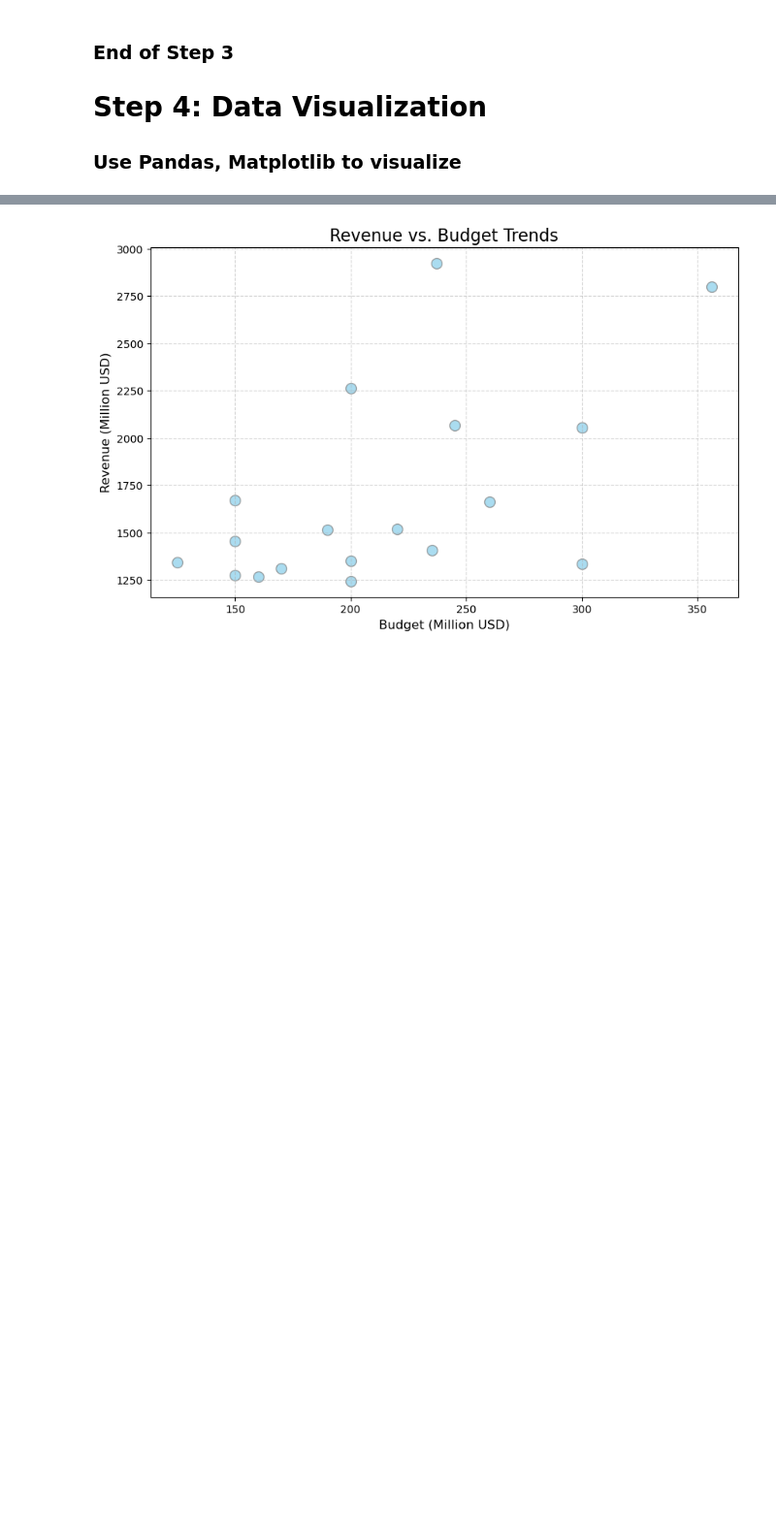
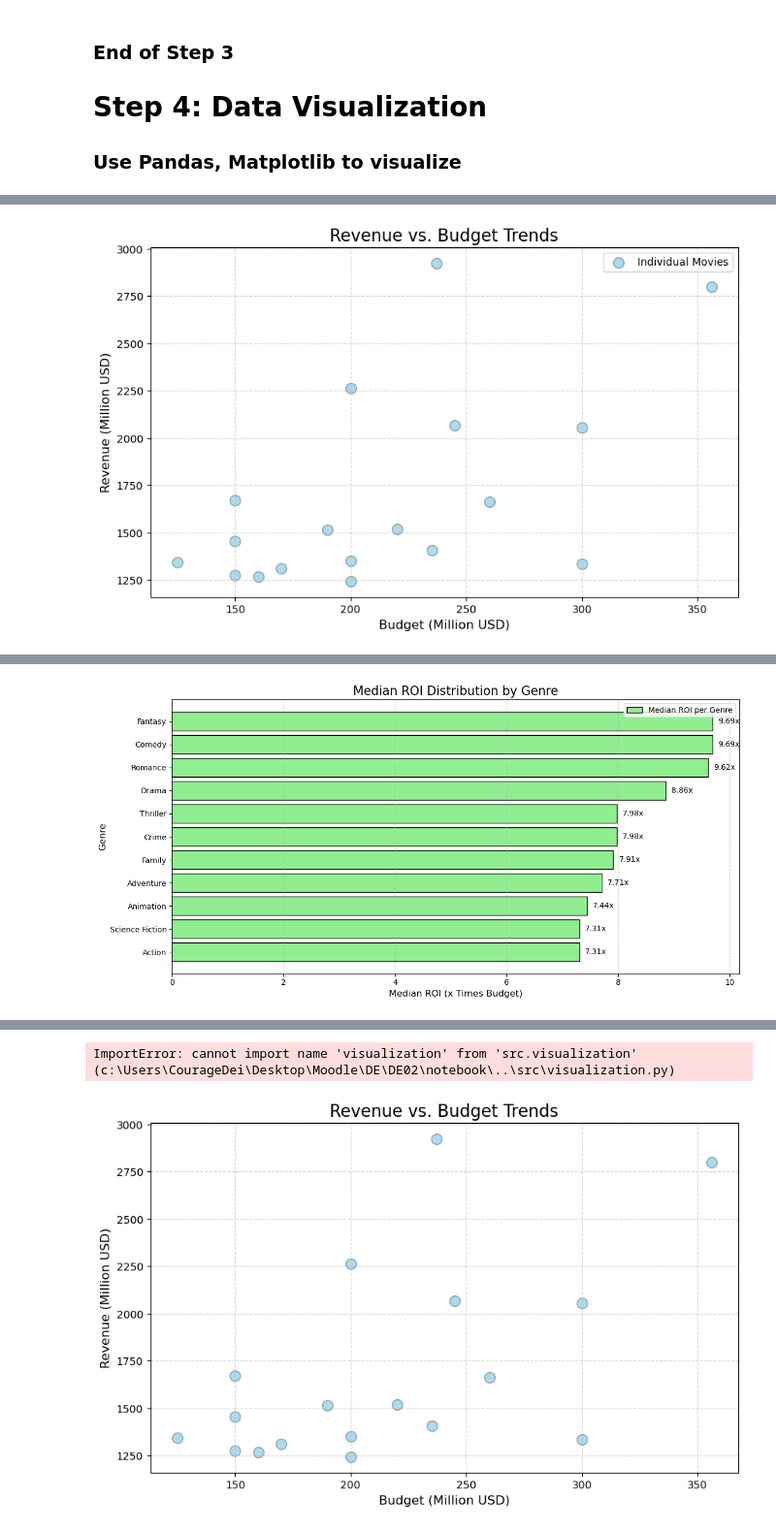
Before and after one commit to jill-break/DE02---TMDB-Movie-Data-Analysis, a Jupyter notebook: notebook/tmdb.ipynb, the cells around one changed output, grey strips where cells are left out. Shown at 97% size. Drawn from its saved outputs; the diff is of its cells as text; code cells hidden in the pictures; blank space fills up the shorter version.

```diff
--- a/notebook/tmdb.ipynb
+++ b/notebook/tmdb.ipynb
@@ -760,0 +401,4 @@ df_exploded = df_plot.explode('genre_list')
+# %%
+sys.path.append(os.path.abspath('..'))
+from src.visualization import visualization
+# %% [output]
@@ -760,0 +408 @@ df_exploded = df_plot.explode('genre_list')
+[figure, added]
@@ -760,0 +410 @@ df_exploded = df_plot.explode('genre_list')
+[figure, added]
@@ -761,3 +420,4 @@ df_exploded = df_plot.explode('genre_list')
+ImportError: cannot import name 'visualization' from 'src.visualization' (c:\Users\CourageDei\Desktop\Moodle\DE\DE02\notebook\..\src\visualization.py)
 # %%
 # 1. Revenue vs. Budget Trends (Scatter Plot)
 plt.figure(figsize=(10, 6))
```
Also changed, not shown: parts of 25 cells of this notebook, 15 other files.
